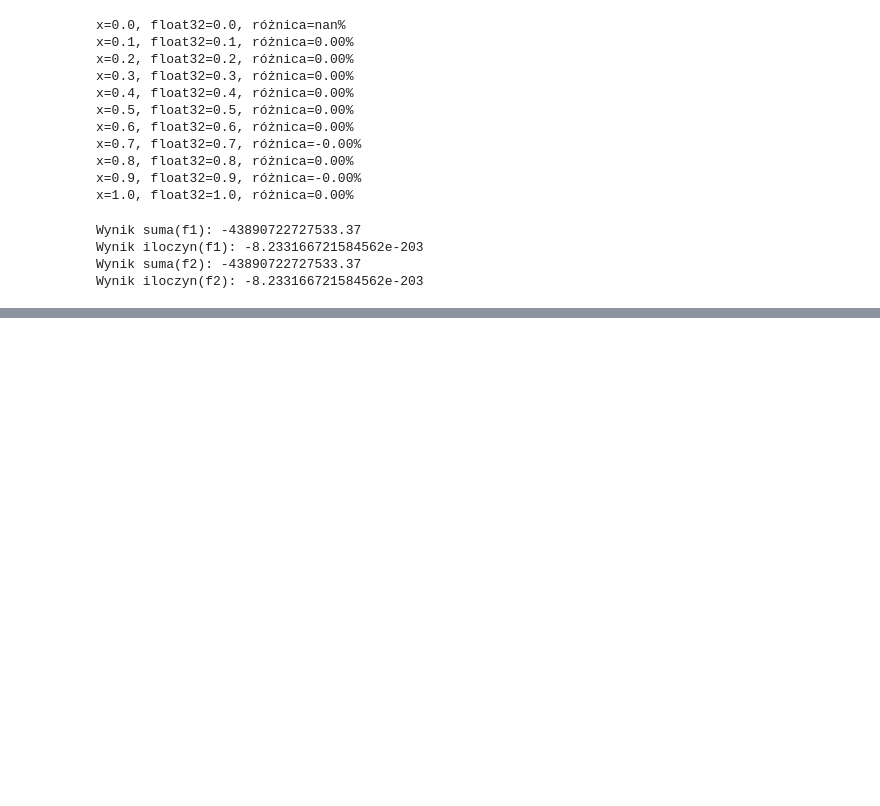
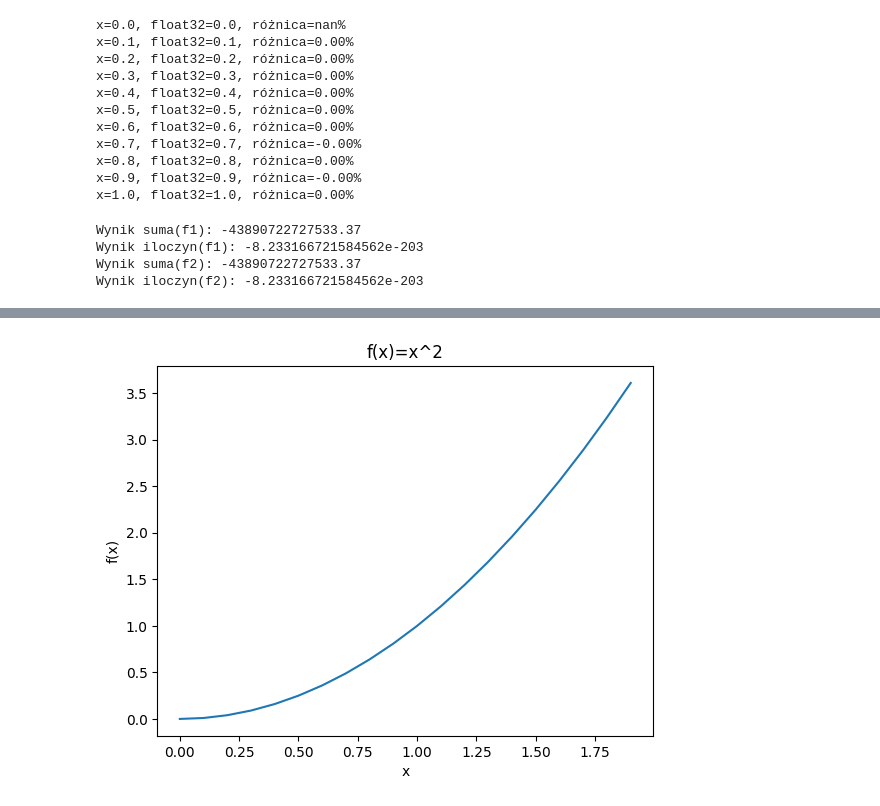
Before and after one commit to ruczynskipatryk/pythonLabsNumericMethods, a Jupyter notebook: lab2.ipynb, the cells around one changed output, grey strips where cells are left out. Saved outputs shown, nothing was run; the diff lists cells and outputs as text; code cells hidden in the pictures; blank space fills up the shorter version.

```diff
--- a/lab2.ipynb
+++ b/lab2.ipynb
@@ -96,0 +161,30 @@ Wynik iloczyn(f2): -8.233166721584562e-203
+# %%
+# Funkcję rysuj z zadania 4 wyposaż w parametr opcja=1. Gdy opcja=1 to włączona jest siatka
+# oraz kropki w punktach dla których liczona była funkcja.
+
+#wykres - test
+import matplotlib.pyplot as plt
+import numpy as np
+
+opcja = 0;
+#opcja = 1;
+
+def rysuj():
+  x=[i for i in np.arange(0,2,0.1)]
+  y=[i**2 for i in np.arange(0,2,0.1)]
+
+if opcja == 1:
+  plt.grid(True)
+  plt.plot(x,y, 'bo-')
+else:
+  plt.plot(x,y)
+
+
+plt.ylabel('f(x)')
+plt.xlabel('x')
+plt.title('f(x)=x^2')
+
+
+plt.show()
+# %% [output]
+[figure, added]
```
Also changed, not shown: parts of 2 cells of this notebook.
